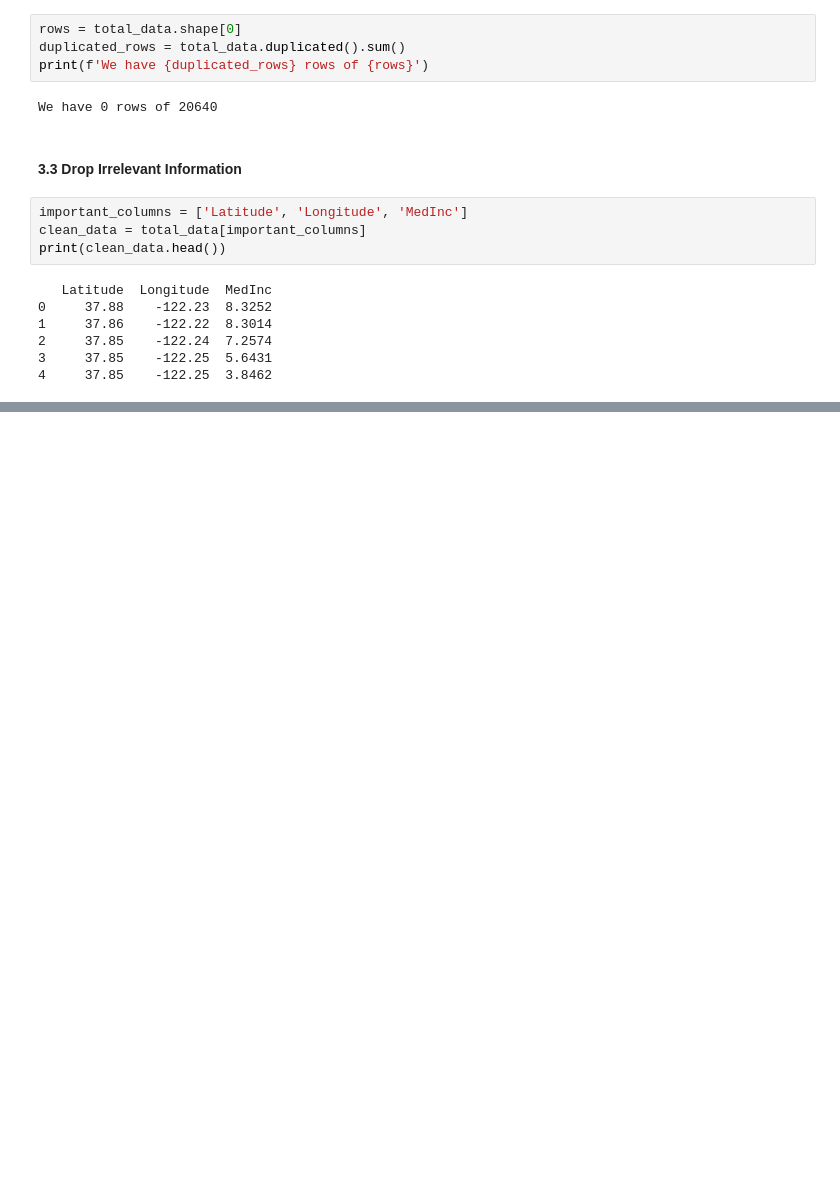
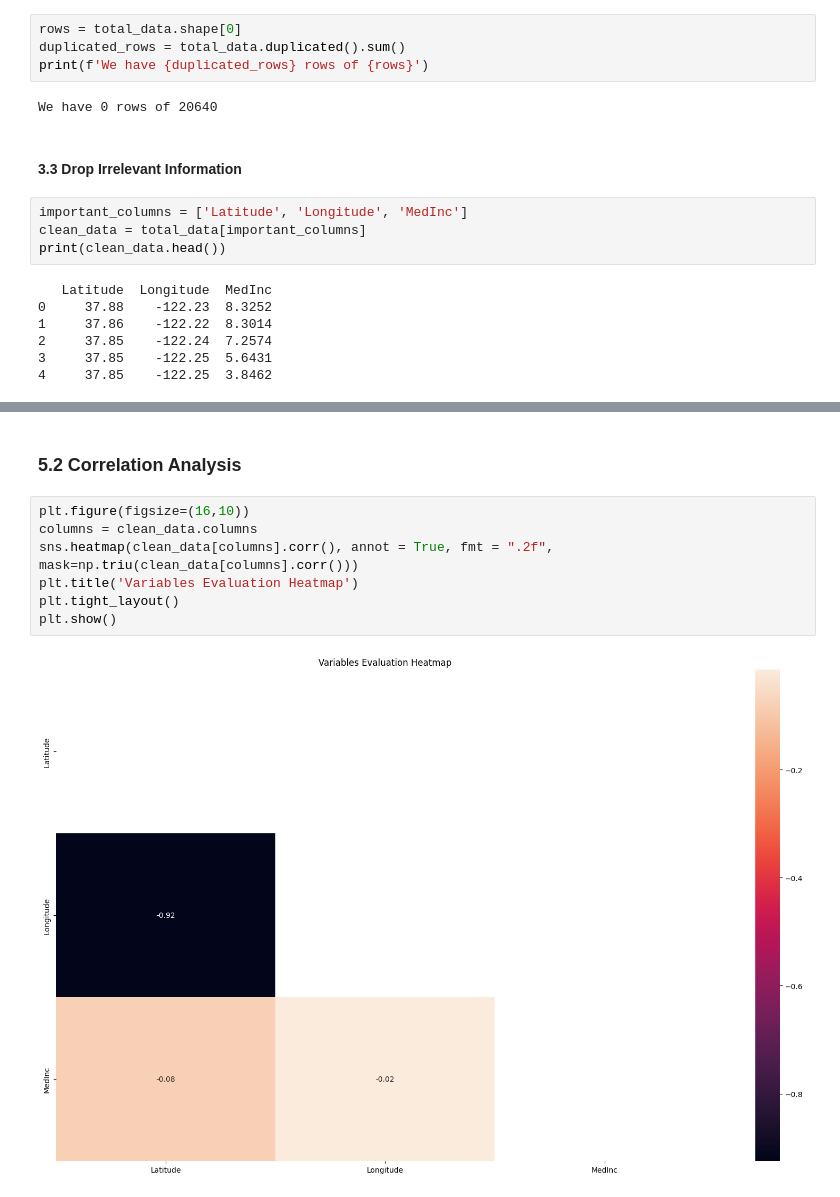
Before and after one commit to 4GeeksAcademy/danielpaez-dev-k-means, a Jupyter notebook: src/explore.ipynb, the cells around one changed output, grey strips where cells are left out. Drawn from its saved outputs; the diff is of its cells as text; blank space fills up the shorter version.

```diff
--- a/src/explore.ipynb
+++ b/src/explore.ipynb
@@ -126,0 +264,11 @@ print(clean_data.head())
+# %% [markdown]
+### 5.2 Correlation Analysis <a id='c5-2'></a>
+# %%
+plt.figure(figsize=(16,10))
+columns = clean_data.columns
+sns.heatmap(clean_data[columns].corr(), annot = True, fmt = ".2f", mask=np.triu(clean_data[columns].corr()))
+plt.title('Variables Evaluation Heatmap')
+plt.tight_layout()
+plt.show()
+# %% [output]
+[figure, added]
```
Also changed, not shown: parts of 14 cells of this notebook.
